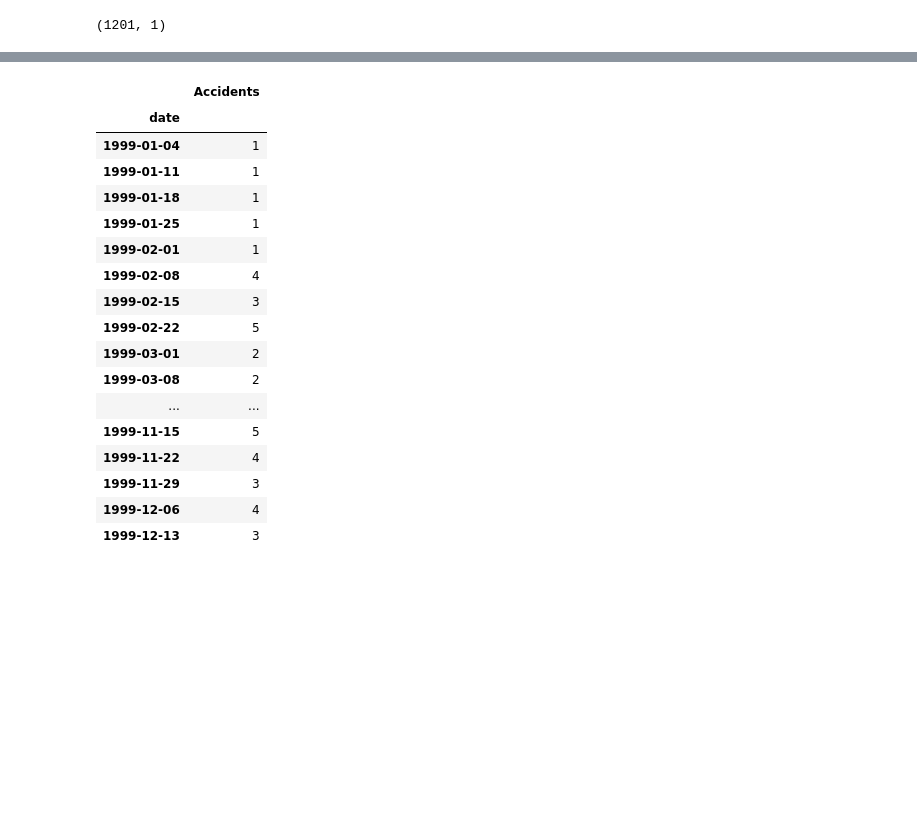
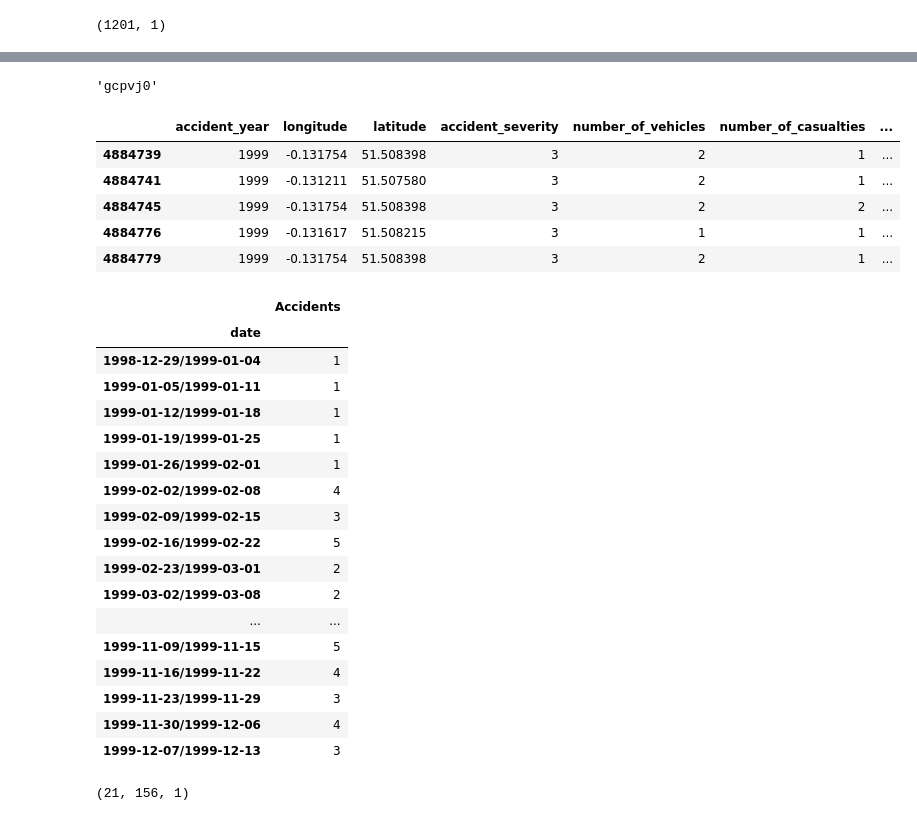
Before and after one commit to MagicaBleps/UK-road-safety, a Jupyter notebook: notebooks/Eleonora.ipynb, the cells around one changed output, grey strips where cells are left out. Saved outputs shown, nothing was run; the diff lists cells and outputs as text; code cells hidden in the pictures; blank space fills up the shorter version.

```diff
--- a/notebooks/Eleonora.ipynb
+++ b/notebooks/Eleonora.ipynb
@@ -169,21 +114,39 @@ hashes_6[hashes_6['Accidents']>=100]
-# %%
-data_for_analysis(test_hashed_6[test_hashed_6['geohash']=='gcpvj0'],'W').head(50)
-# %% [output]
-|  | Accidents |
-| date |  |
-| 1999-01-04 | 1 |
-| 1999-01-11 | 1 |
-| 1999-01-18 | 1 |
-| 1999-01-25 | 1 |
-| 1999-02-01 | 1 |
-| 1999-02-08 | 4 |
-| 1999-02-15 | 3 |
-| 1999-02-22 | 5 |
-| 1999-03-01 | 2 |
-| 1999-03-08 | 2 |
-| ... | ... |
-| 1999-11-15 | 5 |
-| 1999-11-22 | 4 |
-| 1999-11-29 | 3 |
-| 1999-12-06 | 4 |
-| 1999-12-13 | 3 |
+# %%
+#Isolating the square where there are more accidents
+max_square=hashes[hashes['Accidents']==hashes.Accidents.max()].index[0]
+max_square
+# %% [output]
+'gcpvj0'
+# %%
+#Filtering the data for the max_square
+test_max_square=test[test['geohash']==max_square]
+test_max_square.head()
+# %% [output]
+|  | accident_year | longitude | latitude | accident_severity | number_of_vehicles | number_of_casualties | ... |
+| 4884739 | 1999 | -0.131754 | 51.508398 | 3 | 2 | 1 | ... |
+| 4884741 | 1999 | -0.131211 | 51.507580 | 3 | 2 | 1 | ... |
+| 4884745 | 1999 | -0.131754 | 51.508398 | 3 | 2 | 2 | ... |
+| 4884776 | 1999 | -0.131617 | 51.508215 | 3 | 1 | 1 | ... |
+| 4884779 | 1999 | -0.131754 | 51.508398 | 3 | 2 | 1 | ... |
+# %%
+test_data_max_square=data_for_analysis(test_max_square,'W')
+test_data_max_square.head(50)
+# %% [output]
+|  | Accidents |
+| date |  |
+| 1998-12-29/1999-01-04 | 1 |
+| 1999-01-05/1999-01-11 | 1 |
+| 1999-01-12/1999-01-18 | 1 |
+| 1999-01-19/1999-01-25 | 1 |
+| 1999-01-26/1999-02-01 | 1 |
+| 1999-02-02/1999-02-08 | 4 |
+| 1999-02-09/1999-02-15 | 3 |
+| 1999-02-16/1999-02-22 | 5 |
+| 1999-02-23/1999-03-01 | 2 |
+| 1999-03-02/1999-03-08 | 2 |
+| ... | ... |
+| 1999-11-09/1999-11-15 | 5 |
+| 1999-11-16/1999-11-22 | 4 |
+| 1999-11-23/1999-11-29 | 3 |
+| 1999-11-30/1999-12-06 | 4 |
+| 1999-12-07/1999-12-13 | 3 |
@@ -189,0 +172,5 @@ data_for_analysis(test_hashed_6[test_hashed_6['geohash']=='gcpvj0'],'W').head(50
+# %%
+folds=get_folds(test_data_max_square,FOLD_LENGTH,FOLD_STRIDE)
+np.array(folds).shape
+# %% [output]
+(21, 156, 1)
```
Also changed, not shown: parts of 32 cells of this notebook, 1 other file.
